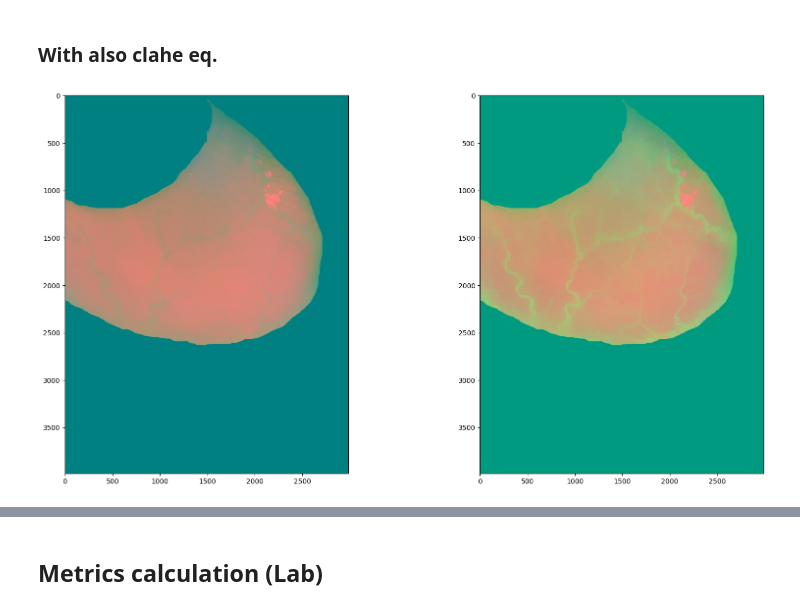
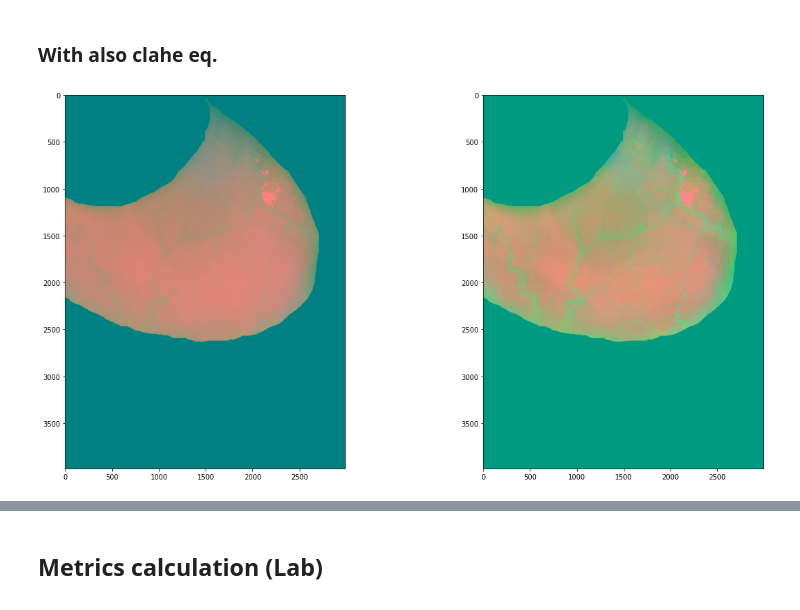
Before and after one commit to bralani/anemia-detection, a Jupyter notebook: density_evaluation.ipynb, the cells around one changed output, grey strips where cells are left out. Saved outputs shown, nothing was run; the diff lists cells and outputs as text; code cells hidden in the pictures.

```diff
--- a/density_evaluation.ipynb
+++ b/density_evaluation.ipynb
@@ -36,7 +38,7 @@ Requirement already satisfied: numpy>=1.21.2 in /usr/local/lib/python3.10/dist-p
 # %% [markdown]
 # Loading dataset
 # %%
-dataset_path='/content/drive/MyDrive/anemia-detection-main/database_sclere/'   # modify the dataset_path to your own dir
+dataset_path='C:/Users/miche/Desktop/anemia-detection/database_sclere/'   # modify the dataset_path to your own dir
 assert dataset_path!='' and dataset_path!='/path/to/dataset/', 'Please specify the dataset_path!'
 
 # load csv file
@@ -45,11 +47,6 @@ df = pd.read_csv(dataset_path+'hbvalue.csv', sep=';')
 # cut the dataset only to ind and ita dataset
 df = df[(df['dataset']=='ind') | (df['dataset']=='ita')]
 
-# Save the emoglobina values --- da eliminare
-df5coloumn = (df.iloc[:, 4])
-emoglobina_strings = df5coloumn.to_numpy()
-emoglobina_values = np.array([float(obj.replace(',', '.')) for obj in emoglobina_strings])
-
 df.head()
 # %% [output]
 |  | dataset | paziente | foto1 | foto2 | hb | Nome Cognome | Sesso | Et? | Data Nascita | buona | ... |
@@ -127,8 +136,6 @@ for index, row in tqdm(filtered_df.iterrows(), total=filtered_df.shape[0]):
 # %% [markdown]
 ### Loading indian photos
 # %%
-sclera_vessels = []
-sclera_masks = []
 
 filtered_df = df.loc[df['dataset'] == 'ind']
 
@@ -417,21 +423,6 @@ for l in tqdm(range(len(sclera_masked))):
 
   # Applies contrast to Lab image
   image_lab_eq[:, :, 1] = cv2.multiply(image_lab_eq[:, :, 1], 1.2)
-  image_lab_eq = image_lab_eq[:, :, 1]
-
-  # correction of errors due to the increase in contrast
-
-  # Applies adaptive histogram equalization to the a* channel of the Lab image
-  clahe = cv2.createCLAHE(clipLimit=1.82, tileGridSize=(8, 8))
-  image_lab_eq = img_lab.copy()
-  image_lab_eq[:, :, 1] = clahe.apply(image_lab_eq[:, :, 1])
-
-  # Applies contrast to the a* channel
-  image_lab_eq[:, :, 1] = cv2.multiply(image_lab_eq[:, :, 1], 1.2)
-
-  # Reconstructs the Lab image with modified a* channel
-  image_lab_eq = cv2.merge((image_lab_eq[:, :, 0], image_lab_eq[:, :, 1], img_lab[:, :, 2]))
-
 
   L1, a1, b1 = cv2.split(img_lab)
   L2, a2, b2 = cv2.split(image_lab_eq)
@@ -468,58 +459,43 @@ for l in tqdm(range(len(sclera_vessels_masked))):
   img_lab = cv2.cvtColor(sclera_vessels_masked[l], cv2.COLOR_BGR2LAB)
 
   # Applies adaptive histogram equalization to all channels (L, a, b) of the Lab image
-  # clahe = cv2.createCLAHE(clipLimit=1.82, tileGridSize=(8, 8))
-  clahe = cv2.createCLAHE(clipLimit=1.82, tileGridSize=(8, 8))
+  clahe = cv2.createCLAHE(clipLimit=1.6, tileGridSize=(8, 8))
   image_lab_eq = img_lab.copy()
   for i in range(3):
     image_lab_eq[:, :, i] = clahe.apply(image_lab_eq[:, :, i])
 
   # Apply contrast
   image_lab_eq[:, :, 1] = cv2.multiply(image_lab_eq[:, :, 1], 1.2)
-  image_lab_eq = image_lab_eq[:, :, 1]
-
-  # correction of errors due to the increase in contrast
-
-  # Applies adaptive histogram equalization to the a* channel of the Lab image
-  clahe = cv2.createCLAHE(clipLimit=1.82, tileGridSize=(8, 8))
-  image_lab_eq = img_lab.copy()
-  image_lab_eq[:, :, 1] = clahe.apply(image_lab_eq[:, :, 1])
-
-  # Applies contrast to the a* channel
-  image_lab_eq[:, :, 1] = cv2.multiply(image_lab_eq[:, :, 1], 1.2)
-
-  # Reconstructs the Lab image with modified a* channel
-  image_lab_eq = cv2.merge((image_lab_eq[:, :, 0], image_lab_eq[:, :, 1], img_lab[:, :, 2]))
 
   L1, a1, b1 = cv2.split(img_lab)
   L2, a2, b2 = cv2.split(image_lab_eq)
   m = cv2.inRange(img_lab, (0, 128, 128), (0, 128, 128))
 
   result_L2 = cv2.bitwise_and(L2, L2, mask=~m)
   result_a2 = cv2.bitwise_and(a2, a2, mask=~m)
   result_b2 = cv2.bitwise_and(b2, b2, mask=~m)
   image_lab_eq = cv2.merge((result_L2, result_a2, result_b2))
 
   # Crea una maschera dei pixel neri
   black_pixels = (image_lab_eq == [0, 0, 0]).all(axis=2)
   # Applica la maschera per convertire solo i pixel neri
   image_lab_eq[black_pixels] = [0, 154, 128]
 
   sclera_vessels_lab.append(image_lab_eq)
 
 # Free up memory space
 del img_lab, clahe, image_lab_eq, L1, a1, b1, L2, a2, b2, m, result_L2, result_a2, result_b2, black_pixels
 del sclera_vessels_masked
 
 # Comparison between image with and without contrast enhancement
 plt.figure(figsize=(20, 10))
 plt.subplot(1, 2, 1)
 plt.imshow(vessel_es)
 plt.subplot(1, 2, 2)
 plt.imshow(sclera_vessels_lab[1])
 plt.show()
 # %% [output]
-[figure, old version]
+[figure, new version]
 [figure]
 # %% [markdown]
 
```
Also changed, not shown: parts of 35 cells of this notebook.
